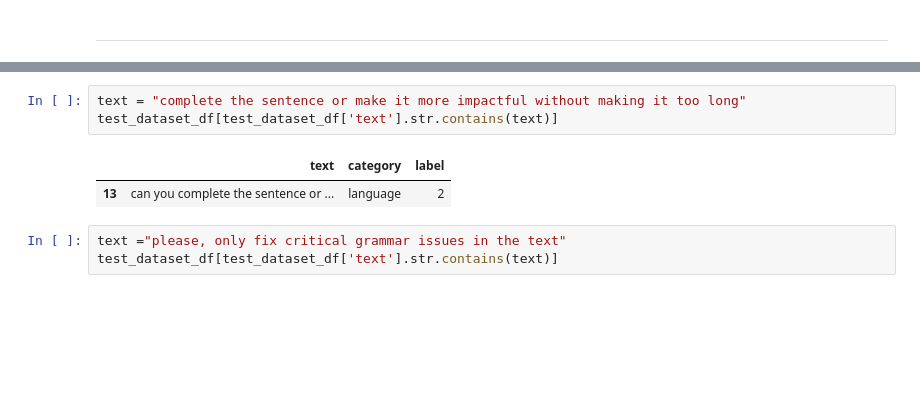
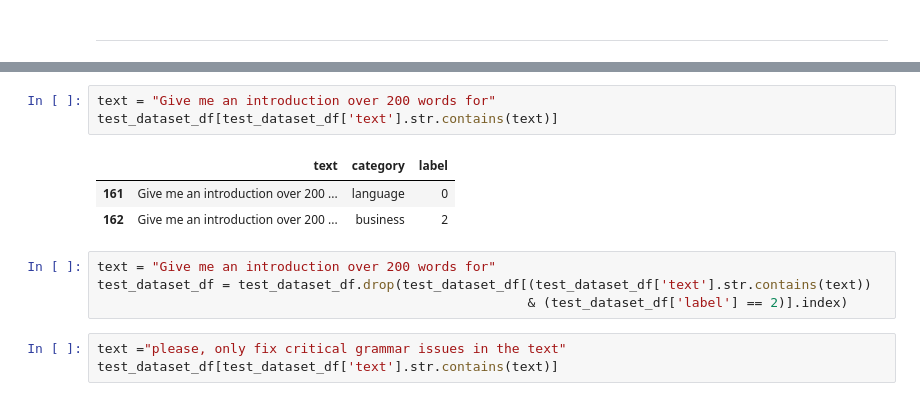
Before and after one commit to reddgr/zero-shot-text-classification, a Jupyter notebook: 02-zero-shot-prompt-classifier-tests.ipynb, the cells around one changed output, grey strips where cells are left out. Drawn from its saved outputs; the diff is of its cells as text; blank space fills up the shorter version.

Commit message:
dataset adjustments

```diff
--- a/02-zero-shot-prompt-classifier-tests.ipynb
+++ b/02-zero-shot-prompt-classifier-tests.ipynb
@@ -422,9 +422,14 @@ Entailments examples:
-# %%
-text = "complete the sentence or make it more impactful without making it too long"
-test_dataset_df[test_dataset_df['text'].str.contains(text)]
-# %% [output]
-|  | text | category | label |
-| 13 | can you complete the sentence or ... | language | 2 |
+# %%
+text = "Give me an introduction over 200 words for"
+test_dataset_df[test_dataset_df['text'].str.contains(text)]
+# %% [output]
+|  | text | category | label |
+| 161 | Give me an introduction over 200 ... | language | 0 |
+| 162 | Give me an introduction over 200 ... | business | 2 |
+# %%
+text = "Give me an introduction over 200 words for"
+test_dataset_df = test_dataset_df.drop(test_dataset_df[(test_dataset_df['text'].str.contains(text))
+                                                       & (test_dataset_df['label'] == 2)].index)
 # %%
 text ="please, only fix critical grammar issues in the text"
 test_dataset_df[test_dataset_df['text'].str.contains(text)]
```
Also changed, not shown: parts of 7 cells of this notebook, 1 other file.
